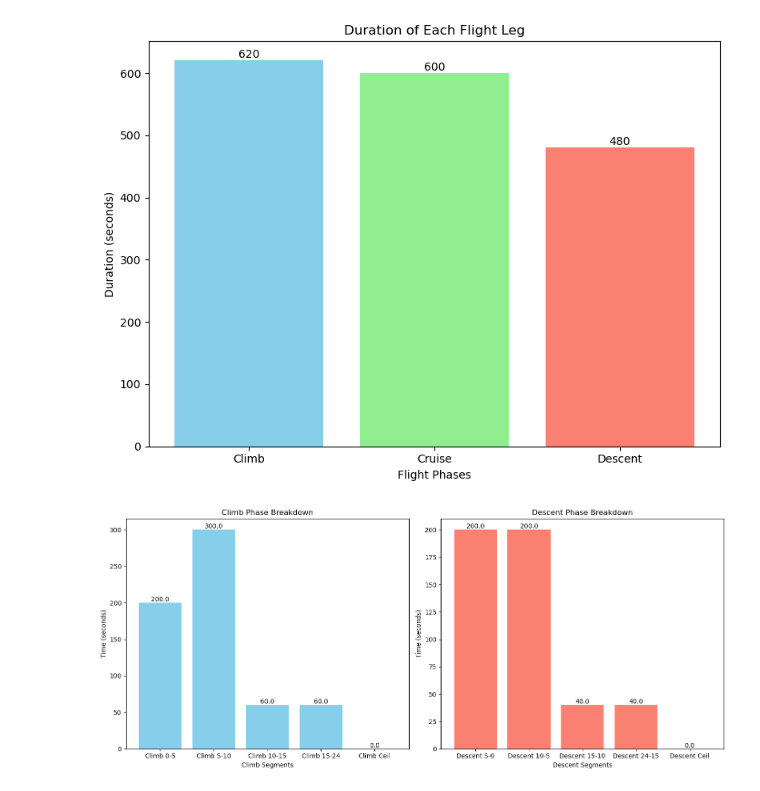
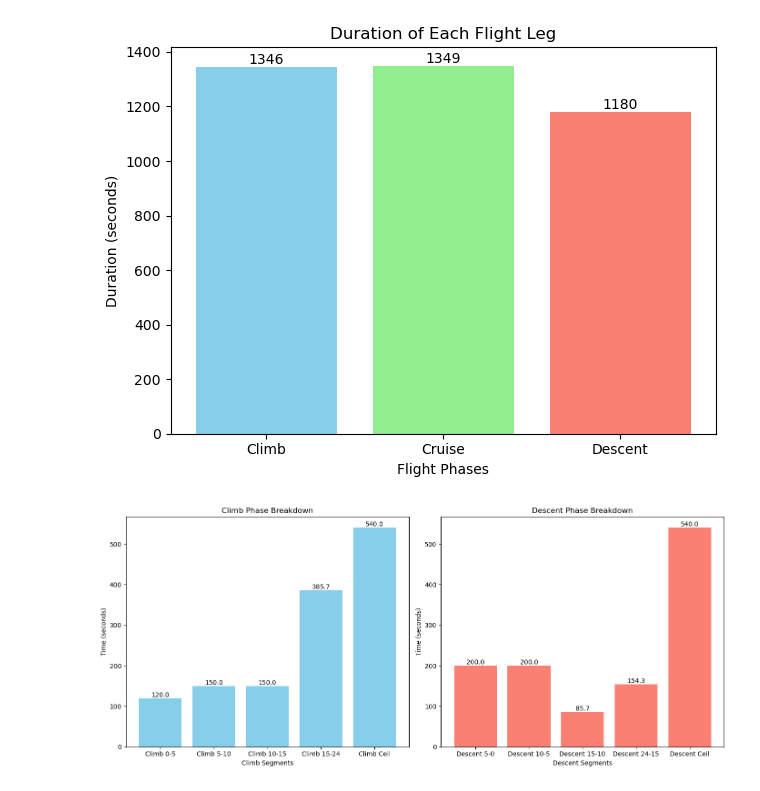
Before and after one commit to Centre-for-Atmospheric-Science-Cam-Chem/ConflictTrails, a Jupyter notebook: test.ipynb, the cells around one changed output. Cells and saved outputs as stored; diff of their text form; code cells hidden in the pictures.

```diff
--- a/test.ipynb
+++ b/test.ipynb
@@ -3,4 +3,4 @@ from generate_flightpath import generate_flightpath
 import pandas as pd
 
 performance_data=pd.read_pickle('aircraft_performance_data_table.pkl')
-flightpath = generate_flightpath('C130',  performance_data=performance_data)
+flightpath = generate_flightpath('A320', 900, performance_data)
@@ -28,5 +7,4 @@ flightpath = generate_flightpath('C130',  performance_data=performance_data)
 # %%
-
 import matplotlib.pyplot as plt
 
 # Sum durations from the flightpath dictionary for each phase
@@ -51,7 +29,7 @@ durations = [climb_time, cruise_time, descent_time]
 # Optionally convert seconds to minutes (or leave in seconds)
 # durations = [t / 60.0 for t in durations]
 
-plt.figure(figsize=(8, 6))
+plt.figure()
 bars = plt.bar(phases, durations, color=['skyblue', 'lightgreen', 'salmon'])
 plt.xlabel('Flight Phases')
 plt.ylabel('Duration (seconds)')
@@ -83,35 +61,35 @@ descent_times = [
     flightpath['descent'].get('t_descent_15_10', 0),
     flightpath['descent'].get('t_descent_24_15', 0),
     flightpath['descent'].get('t_descent_ceil', 0)
 ]
 
 import matplotlib.pyplot as plt
 
 plt.figure(figsize=(14, 6))
 
 # Climb segments chart
 plt.subplot(1, 2, 1)
 bars_climb = plt.bar(climb_labels, climb_times, color='skyblue')
 plt.xlabel('Climb Segments')
 plt.ylabel('Time (seconds)')
 plt.title('Climb Phase Breakdown')
 for bar, t in zip(bars_climb, climb_times):
     plt.text(bar.get_x() + bar.get_width()/2, bar.get_height(), f'{t:.1f}', ha='center', va='bottom')
 
 # Descent segments chart
 plt.subplot(1, 2, 2)
 bars_descent = plt.bar(descent_labels, descent_times, color='salmon')
 plt.xlabel('Descent Segments')
 plt.ylabel('Time (seconds)')
 plt.title('Descent Phase Breakdown')
 for bar, t in zip(bars_descent, descent_times):
     plt.text(bar.get_x() + bar.get_width()/2, bar.get_height(), f'{t:.1f}', ha='center', va='bottom')
 
 plt.tight_layout()
 plt.show()
 # %% [output]
-[figure, old version]
+[figure, new version]
-[figure, old version]
+[figure, new version]
 # %%
 import numpy as np
 
```
Also changed, not shown: parts of 3 cells of this notebook, 1 other file.
